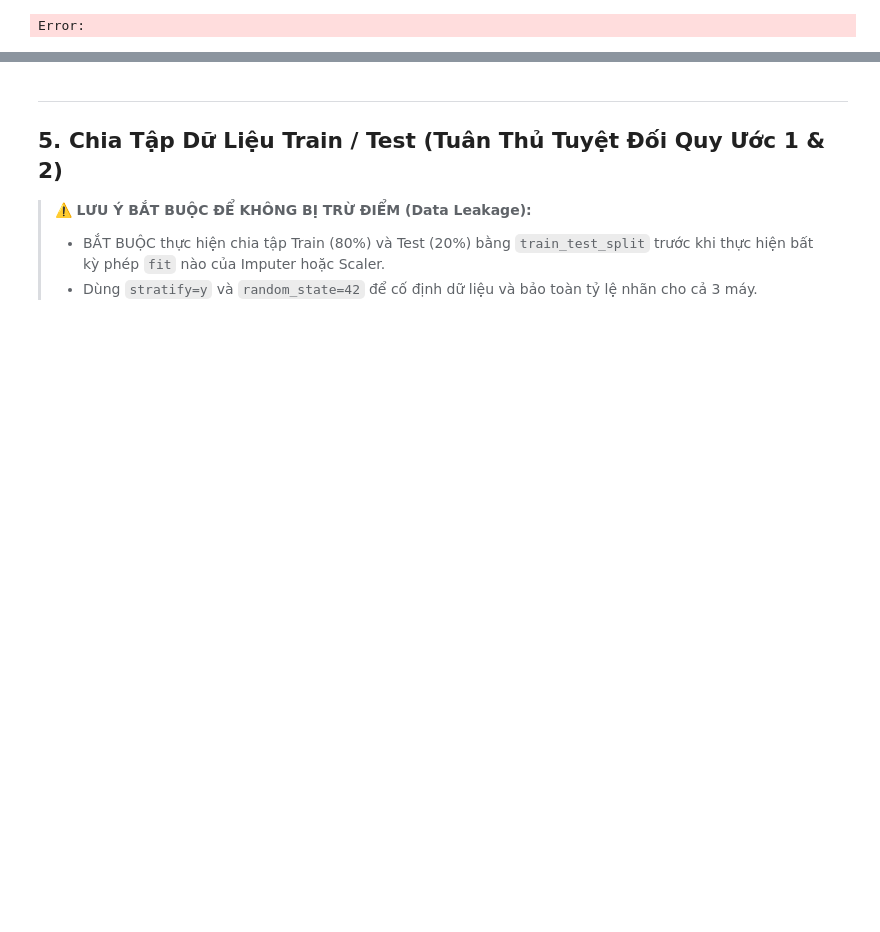
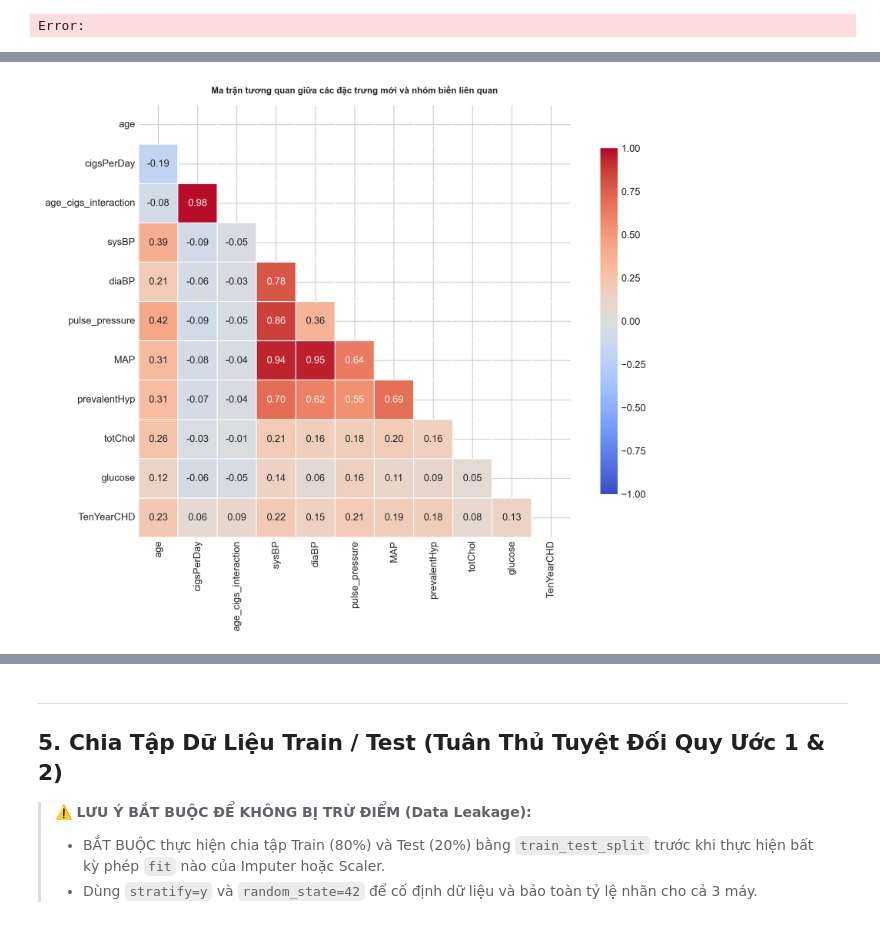
Before and after one commit to vancuong9902-gif/BTLHocMay, a Jupyter notebook: 03_SourceCode/notebooks/01_EDA_Preprocessing.ipynb, the cells around one changed output, grey strips where cells are left out. Drawn from its saved outputs; the diff is of its cells as text; code cells hidden in the pictures; blank space fills up the shorter version.

Commit message:
Milestone 1 integration: merge TV4 Heatmap & Outliers into 01_EDA_Preprocessing, sync 02_Modeling_Evaluation outputs, add root README/requirements, clean temp files

```diff
--- a/03_SourceCode/notebooks/01_EDA_Preprocessing.ipynb
+++ b/03_SourceCode/notebooks/01_EDA_Preprocessing.ipynb
@@ -190,0 +199,23 @@ Error:
+# %%
+#VẼ MA TRẬN TƯƠNG QUAN
+# Chọn các biến gốc liên quan, 3 đặc trưng mới và biến mục tiêu TenYearCHD
+cols_fe_corr = [
+    'age', 'cigsPerDay', 'age_cigs_interaction',
+    'sysBP', 'diaBP', 'pulse_pressure', 'MAP',
+    'prevalentHyp', 'totChol', 'glucose', 'TenYearCHD'
+]
+
+plt.figure(figsize=(10, 8), dpi=300)
+corr_fe = df_featured[cols_fe_corr].corr()
+mask = np.triu(np.ones_like(corr_fe, dtype=bool))
+
+sns.heatmap(
+    corr_fe, mask=mask, annot=True, fmt='.2f',
+    cmap='coolwarm', vmin=-1, vmax=1, center=0,
+    square=True, linewidths=0.5, cbar_kws={'shrink': 0.8}
+)
+plt.title('Ma trận tương quan giữa các đặc trưng mới và nhóm biến liên quan', fontsize=9, fontweight='bold', pad=12)
+plt.tight_layout()
+plt.show()
+# %% [output]
+[figure, added]
```
Also changed, not shown: parts of 7 cells of this notebook, 8 other files.
